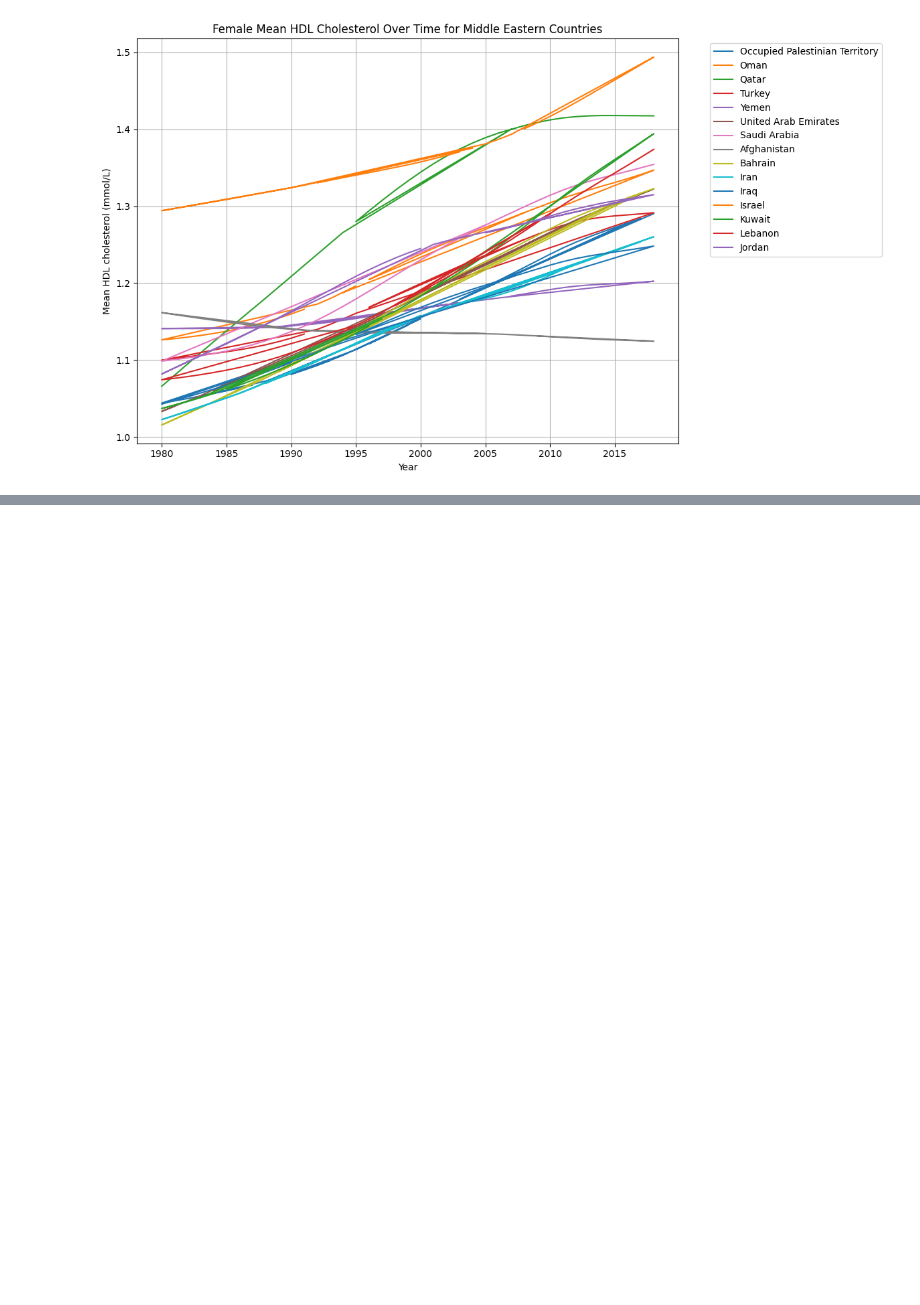
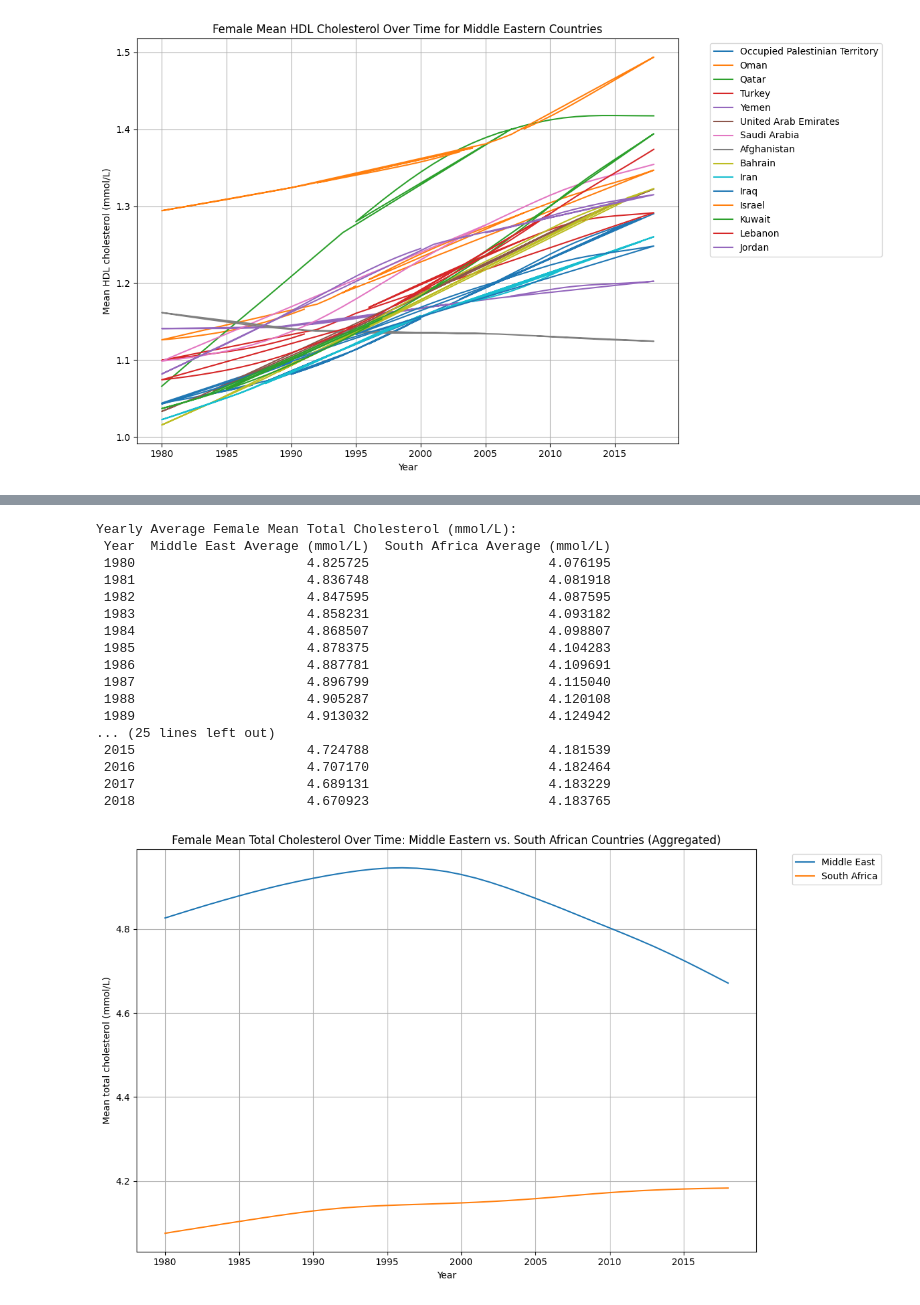
Before and after one commit to muminat58/dsrp_2026, a Jupyter notebook: DSPR_2026_Muminat.ipynb, the cells around one changed output, grey strips where cells are left out. Saved outputs shown, nothing was run; the diff lists cells and outputs as text; code cells hidden in the pictures; blank space fills up the shorter version.

```diff
--- a/DSPR_2026_Muminat.ipynb
+++ b/DSPR_2026_Muminat.ipynb
@@ -301,0 +345,53 @@ plt.show()
+# %%
+# Create a combined table of yearly averages
+combined_yearly_avg = pd.merge(
+    middle_eastern_mean_cholesterol.rename(columns={'Mean total cholesterol (mmol/L)': 'Middle East Average (mmol/L)'}),
+    south_african_mean_cholesterol.rename(columns={'Mean total cholesterol (mmol/L)': 'South Africa Average (mmol/L)'}),
+    on='Year',
+    how='outer'
+)
+
+print("\nYearly Average Female Mean Total Cholesterol (mmol/L):")
+print(combined_yearly_avg.to_string(index=False))
+
+# Plot the yearly averages
+plt.figure(figsize=(12, 7))
+
+plt.plot(
+    middle_eastern_mean_cholesterol['Year'],
+    middle_eastern_mean_cholesterol['Mean total cholesterol (mmol/L)'],
+    label='Middle East'
+)
+
+plt.plot(
+    south_african_mean_cholesterol['Year'],
+    south_african_mean_cholesterol['Mean total cholesterol (mmol/L)'],
+    label='South Africa'
+)
+
+plt.title('Female Mean Total Cholesterol Over Time: Middle Eastern vs. South African Countries (Aggregated)')
+plt.xlabel('Year')
+plt.ylabel('Mean total cholesterol (mmol/L)')
+plt.legend(bbox_to_anchor=(1.05, 1), loc='upper left')
+plt.grid(True)
+plt.tight_layout()
+plt.show()
+# %% [output]
+Yearly Average Female Mean Total Cholesterol (mmol/L):
+ Year  Middle East Average (mmol/L)  South Africa Average (mmol/L)
+ 1980                      4.825725                       4.076195
+ 1981                      4.836748                       4.081918
+ 1982                      4.847595                       4.087595
+ 1983                      4.858231                       4.093182
+ 1984                      4.868507                       4.098807
+ 1985                      4.878375                       4.104283
+ 1986                      4.887781                       4.109691
+ 1987                      4.896799                       4.115040
+ 1988                      4.905287                       4.120108
+ 1989                      4.913032                       4.124942
+... (25 lines left out)
+ 2015                      4.724788                       4.181539
+ 2016                      4.707170                       4.182464
+ 2017                      4.689131                       4.183229
+ 2018                      4.670923                       4.183765
+[figure, added]
```
Also changed, not shown: parts of 2 cells of this notebook.
